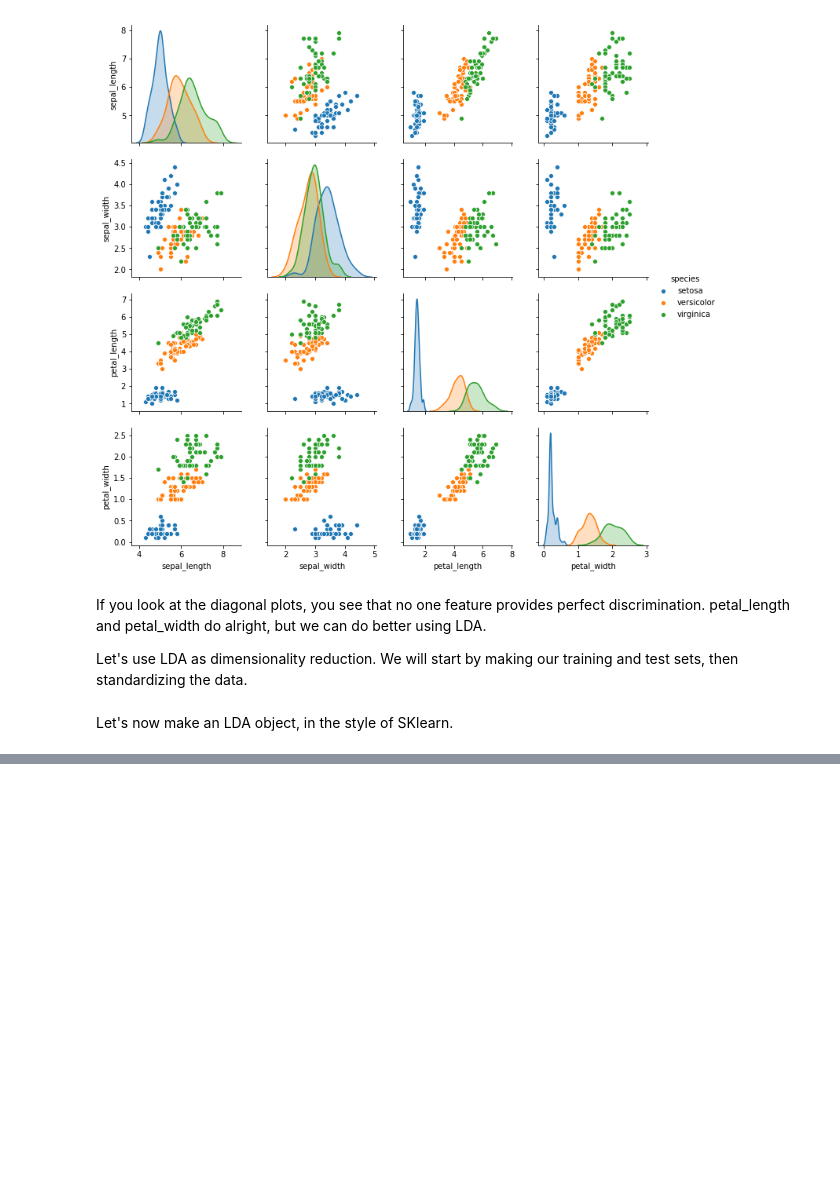
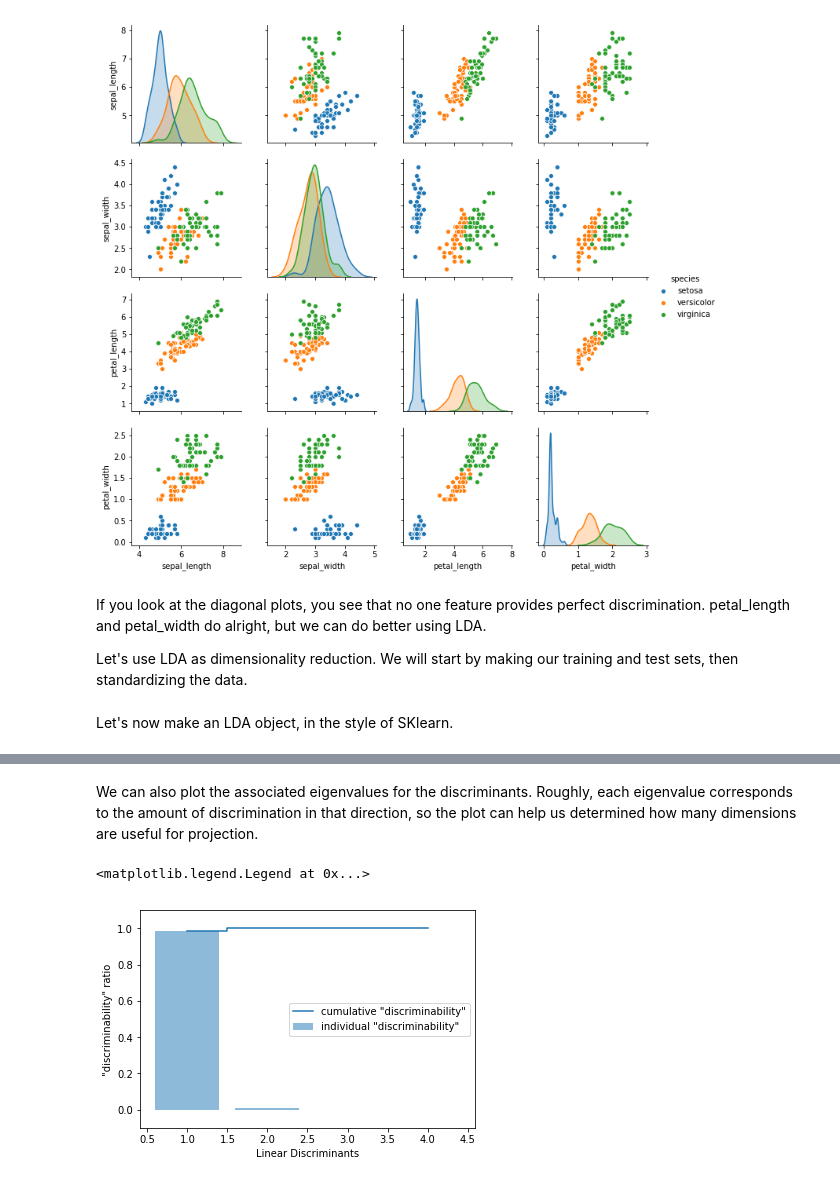
Before and after one commit to mc-robinson/ml_notebooks, a Jupyter notebook: LDA&QDA.ipynb, the cells around one changed output, grey strips where cells are left out. Cells and saved outputs as stored; diff of their text form; code cells hidden in the pictures; blank space fills up the shorter version.

```diff
--- a/LDA&QDA.ipynb
+++ b/LDA&QDA.ipynb
@@ -413,0 +428,19 @@ array([[5.1, 3.5, 1.4],
+# %% [markdown]
+We can also plot the associated eigenvalues for the discriminants. Roughly, each eigenvalue corresponds to the amount of discrimination in that direction, so the plot can help us determined how many dimensions are useful for projection.
+# %%
+evals = lda.get_eigenvalues()
+tot = sum(evals)
+discr = [(i / tot) for i in sorted(evals, reverse=True)]
+cum_discr = np.cumsum(discr)
+
+plt.bar(range(1,len(evals)+1), discr, alpha=0.5, align='center',
+        label='individual "discriminability"')
+plt.step(range(1,len(evals)+1), cum_discr, where='mid',
+         label='cumulative "discriminability"')
+plt.ylabel('"discriminability" ratio')
+plt.xlabel('Linear Discriminants')
+plt.ylim([-0.1, 1.1])
+plt.legend(loc='best')
+# %% [output]
+<matplotlib.legend.Legend at 0x...>
+[figure, added]
```
Also changed, not shown: parts of 12 cells of this notebook.
